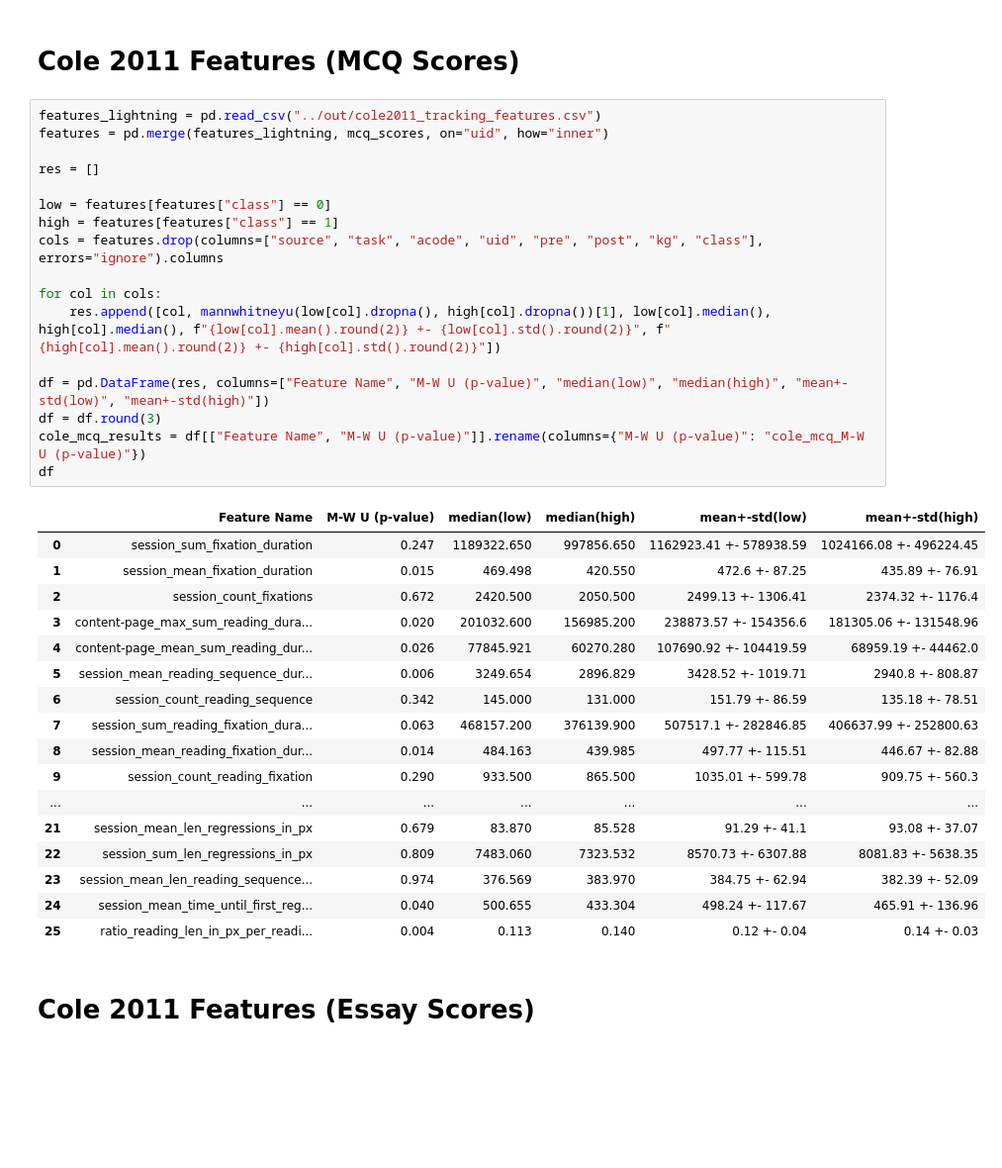
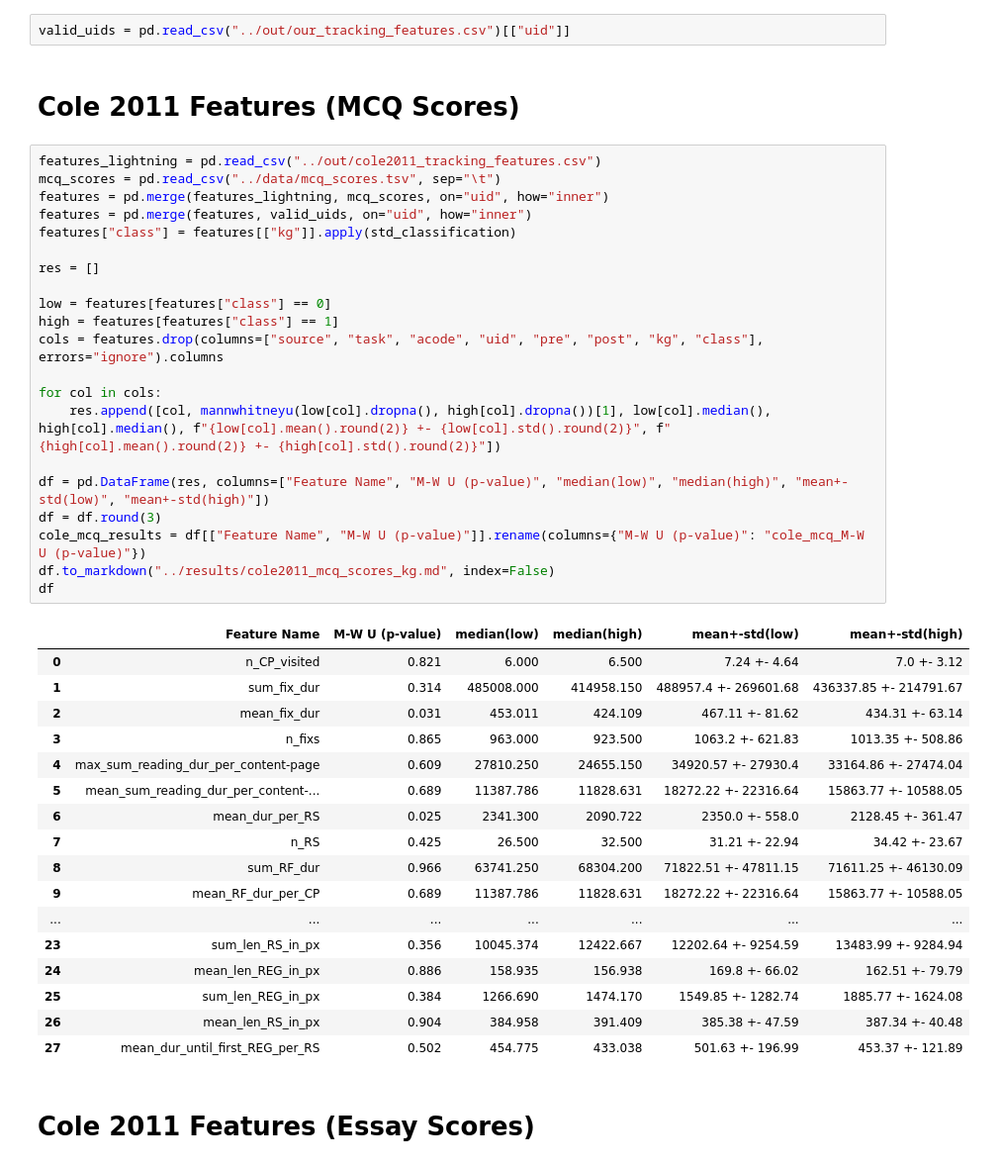
Before and after one commit to TIBHannover/reading_web_search, a Jupyter notebook: eval/significance.ipynb, the cells around one changed output. Shown at 99% size. Cells and saved outputs as stored; diff of their text form; blank space fills up the shorter version.

```diff
--- a/eval/significance.ipynb
+++ b/eval/significance.ipynb
@@ -48,40 +15,46 @@ pd.merge(mcq_scores[["uid", "pre", "post", "kg"]], essay_scores[["uid", "pre", "
+# %%
+valid_uids = pd.read_csv("../out/our_tracking_features.csv")[["uid"]]
 # %% [markdown]
 # Cole 2011 Features (MCQ Scores)
 # %%
 features_lightning = pd.read_csv("../out/cole2011_tracking_features.csv")
+mcq_scores = pd.read_csv("../data/mcq_scores.tsv", sep="\t")
 features = pd.merge(features_lightning, mcq_scores, on="uid", how="inner")
+features = pd.merge(features, valid_uids, on="uid", how="inner")
+features["class"] = features[["kg"]].apply(std_classification)
 
 res = []
 
 low = features[features["class"] == 0]
 high = features[features["class"] == 1]
 cols = features.drop(columns=["source", "task", "acode", "uid", "pre", "post", "kg", "class"], errors="ignore").columns
 
 for col in cols:
     res.append([col, mannwhitneyu(low[col].dropna(), high[col].dropna())[1], low[col].median(), high[col].median(), f"{low[col].mean().round(2)} +- {low[col].std().round(2)}", f"{high[col].mean().round(2)} +- {high[col].std().round(2)}"])
 
 df = pd.DataFrame(res, columns=["Feature Name", "M-W U (p-value)", "median(low)", "median(high)", "mean+-std(low)", "mean+-std(high)"])
 df = df.round(3)
 cole_mcq_results = df[["Feature Name", "M-W U (p-value)"]].rename(columns={"M-W U (p-value)": "cole_mcq_M-W U (p-value)"})
+df.to_markdown("../results/cole2011_mcq_scores_kg.md", index=False)
 df
 # %% [output]
 |  | Feature Name | M-W U (p-value) | median(low) | median(high) | mean+-std(low) | mean+-std(high) |
-| 0 | session_sum_fixation_duration | 0.247 | 1189322.650 | 997856.650 | 1162923.41 +- 578938.59 | 1024166.08 +- 496224.45 |
-| 1 | session_mean_fixation_duration | 0.015 | 469.498 | 420.550 | 472.6 +- 87.25 | 435.89 +- 76.91 |
-| 2 | session_count_fixations | 0.672 | 2420.500 | 2050.500 | 2499.13 +- 1306.41 | 2374.32 +- 1176.4 |
-| 3 | content-page_max_sum_reading_dura... | 0.020 | 201032.600 | 156985.200 | 238873.57 +- 154356.6 | 181305.06 +- 131548.96 |
-| 4 | content-page_mean_sum_reading_dur... | 0.026 | 77845.921 | 60270.280 | 107690.92 +- 104419.59 | 68959.19 +- 44462.0 |
-| 5 | session_mean_reading_sequence_dur... | 0.006 | 3249.654 | 2896.829 | 3428.52 +- 1019.71 | 2940.8 +- 808.87 |
-| 6 | session_count_reading_sequence | 0.342 | 145.000 | 131.000 | 151.79 +- 86.59 | 135.18 +- 78.51 |
-| 7 | session_sum_reading_fixation_dura... | 0.063 | 468157.200 | 376139.900 | 507517.1 +- 282846.85 | 406637.99 +- 252800.63 |
-| 8 | session_mean_reading_fixation_dur... | 0.014 | 484.163 | 439.985 | 497.77 +- 115.51 | 446.67 +- 82.88 |
-| 9 | session_count_reading_fixation | 0.290 | 933.500 | 865.500 | 1035.01 +- 599.78 | 909.75 +- 560.3 |
+| 0 | n_CP_visited | 0.821 | 6.000 | 6.500 | 7.24 +- 4.64 | 7.0 +- 3.12 |
+| 1 | sum_fix_dur | 0.314 | 485008.000 | 414958.150 | 488957.4 +- 269601.68 | 436337.85 +- 214791.67 |
+| 2 | mean_fix_dur | 0.031 | 453.011 | 424.109 | 467.11 +- 81.62 | 434.31 +- 63.14 |
+| 3 | n_fixs | 0.865 | 963.000 | 923.500 | 1063.2 +- 621.83 | 1013.35 +- 508.86 |
+| 4 | max_sum_reading_dur_per_content-page | 0.609 | 27810.250 | 24655.150 | 34920.57 +- 27930.4 | 33164.86 +- 27474.04 |
+| 5 | mean_sum_reading_dur_per_content-... | 0.689 | 11387.786 | 11828.631 | 18272.22 +- 22316.64 | 15863.77 +- 10588.05 |
+| 6 | mean_dur_per_RS | 0.025 | 2341.300 | 2090.722 | 2350.0 +- 558.0 | 2128.45 +- 361.47 |
+| 7 | n_RS | 0.425 | 26.500 | 32.500 | 31.21 +- 22.94 | 34.42 +- 23.67 |
+| 8 | sum_RF_dur | 0.966 | 63741.250 | 68304.200 | 71822.51 +- 47811.15 | 71611.25 +- 46130.09 |
+| 9 | mean_RF_dur_per_CP | 0.689 | 11387.786 | 11828.631 | 18272.22 +- 22316.64 | 15863.77 +- 10588.05 |
 | ... | ... | ... | ... | ... | ... | ... |
-| 21 | session_mean_len_regressions_in_px | 0.679 | 83.870 | 85.528 | 91.29 +- 41.1 | 93.08 +- 37.07 |
-| 22 | session_sum_len_regressions_in_px | 0.809 | 7483.060 | 7323.532 | 8570.73 +- 6307.88 | 8081.83 +- 5638.35 |
-| 23 | session_mean_len_reading_sequence... | 0.974 | 376.569 | 383.970 | 384.75 +- 62.94 | 382.39 +- 52.09 |
-| 24 | session_mean_time_until_first_reg... | 0.040 | 500.655 | 433.304 | 498.24 +- 117.67 | 465.91 +- 136.96 |
-| 25 | ratio_reading_len_in_px_per_readi... | 0.004 | 0.113 | 0.140 | 0.12 +- 0.04 | 0.14 +- 0.03 |
+| 23 | sum_len_RS_in_px | 0.356 | 10045.374 | 12422.667 | 12202.64 +- 9254.59 | 13483.99 +- 9284.94 |
+| 24 | mean_len_REG_in_px | 0.886 | 158.935 | 156.938 | 169.8 +- 66.02 | 162.51 +- 79.79 |
+| 25 | sum_len_REG_in_px | 0.384 | 1266.690 | 1474.170 | 1549.85 +- 1282.74 | 1885.77 +- 1624.08 |
+| 26 | mean_len_RS_in_px | 0.904 | 384.958 | 391.409 | 385.38 +- 47.59 | 387.34 +- 40.48 |
+| 27 | mean_dur_until_first_REG_per_RS | 0.502 | 454.775 | 433.038 | 501.63 +- 196.99 | 453.37 +- 121.89 |
 # %% [markdown]
 # Cole 2011 Features (Essay Scores)
 # %%
```
Also changed, not shown: parts of 11 cells of this notebook, 4 other files.
